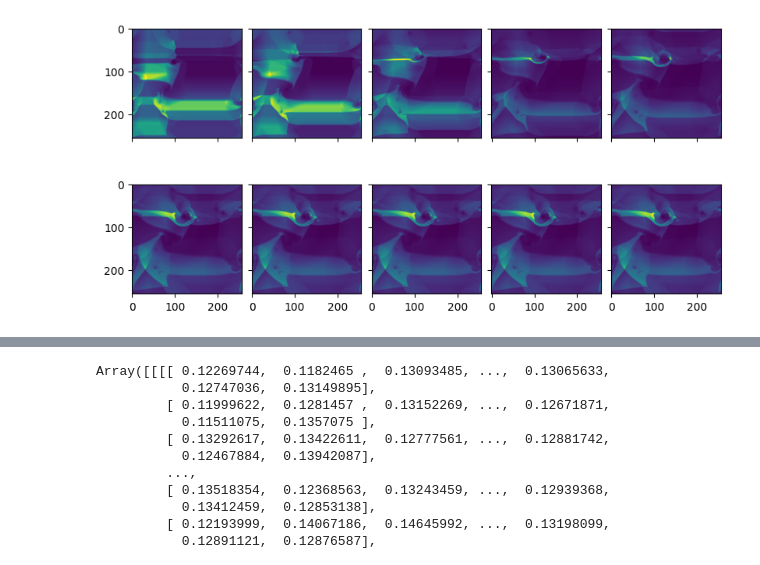
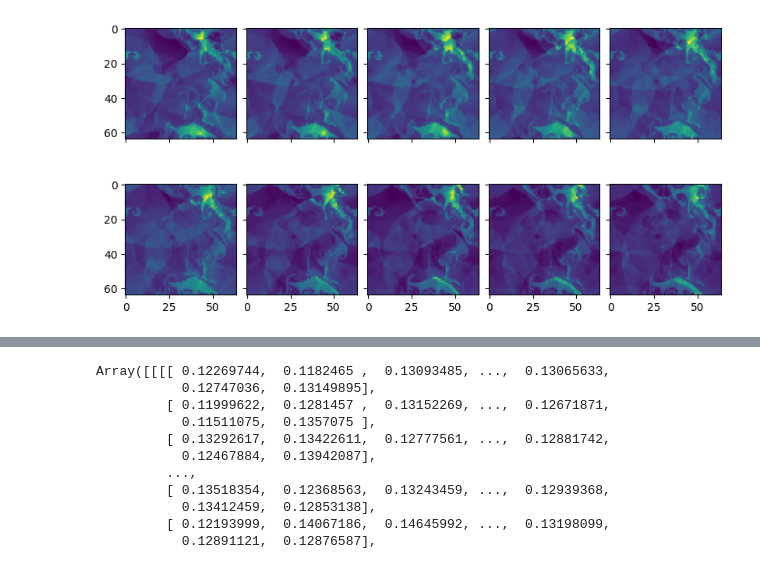
Before and after one commit to xx257xx/CONTEXT_FLUX_NO, a Jupyter notebook: notebooks/training/multiphysics_Euler_2d.ipynb, the cells around one changed output, grey strips where cells are left out. Cells and saved outputs as stored; diff of their text form; code cells hidden in the pictures.

```diff
--- a/notebooks/training/multiphysics_Euler_2d.ipynb
+++ b/notebooks/training/multiphysics_Euler_2d.ipynb
@@ -54,11 +25,14 @@ with h5py.File(
 # %%
-from the_well.data import WellDataset
-from torch.util
-dataset = WellDataset(
-    well_base_path="../../data/datasets",
-    well_dataset_name="euler_multi_quadrants_periodicBC",
-    well_split_name="train",
-    n_steps_input=4,
-    n_steps_output=0,
-    use_normalization=False,
+dataset = (
+    grain.MapDataset.source(source)
+    .apply(SpatialDownsample(downsample=8))
+    .shuffle(10)
+    .to_iter_dataset()
 )
+performance_config = grain.experimental.pick_performance_config(
+    ds=dataset, ram_budget_mb=8192, max_workers=None, max_buffer_size=None
+)
+
+prefetch_lazy_iter_ds = dataset.mp_prefetch(
+    performance_config.multiprocessing_options,
+).batch(batch_size=128)
@@ -107,4 +39,4 @@ dataloader = SegmentLoaderBackground(
 # %%
-dataiter = iter(dataloader)
+dataiter = iter(prefetch_lazy_iter_ds)
 arr = next(dataiter)
 # %%
@@ -118,12 +50,12 @@ arr.shape
 # %%
 sample_idx = 0
 fig, axes = plt.subplots(
     2, 5, figsize=(8, 4), constrained_layout=True, sharex=True, sharey=True
 )
 for i, ax in enumerate(axes.flat):
-    ax.imshow(arr[sample_idx, 2 * i, 0, ::2, ::2])
+    ax.imshow(arr[sample_idx, i, 0])
 # %% [output]
-[figure, old version]
+[figure, new version]
 # %%
 arr.shape
 # %% [output]
```
Also changed, not shown: parts of 10 cells of this notebook, 7 other files.
